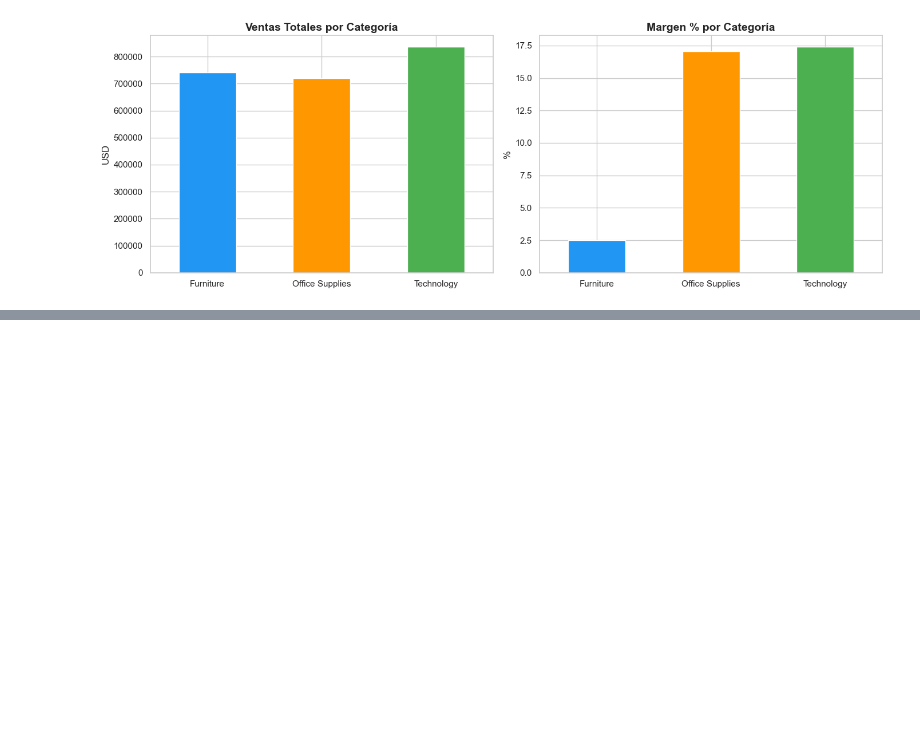
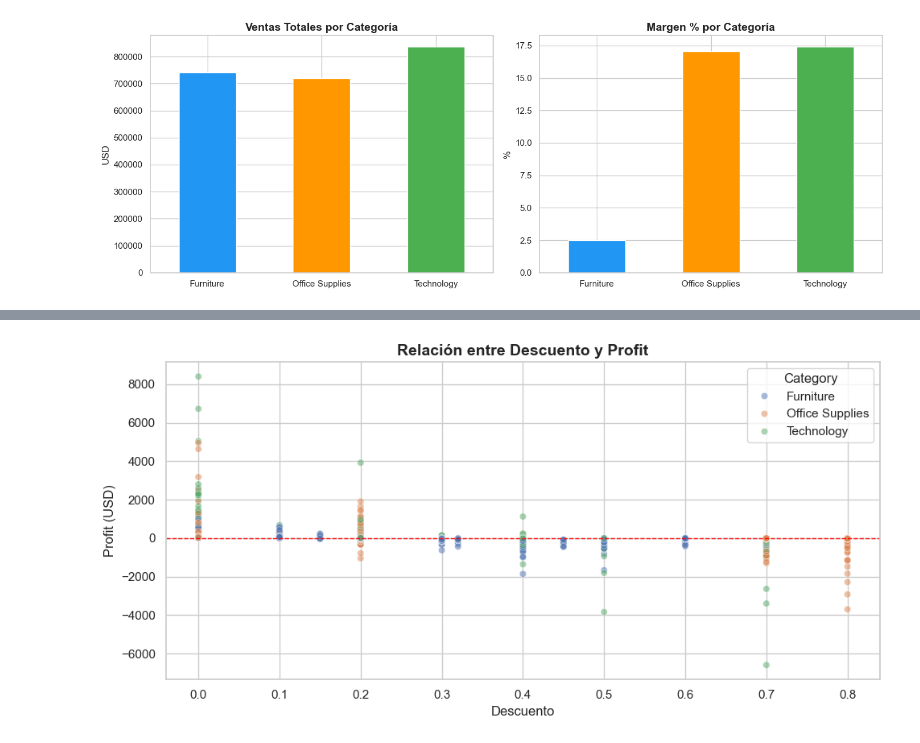
Before and after one commit to Dani77-AM/superstore-analysis, a Jupyter notebook: notebooks/eda/01_eda_superstore.ipynb, the cells around one changed output, grey strips where cells are left out. Drawn from its saved outputs; the diff is of its cells as text; code cells hidden in the pictures; blank space fills up the shorter version.

```diff
--- a/notebooks/eda/01_eda_superstore.ipynb
+++ b/notebooks/eda/01_eda_superstore.ipynb
@@ -106,0 +138,17 @@ plt.show()
+# %%
+# ¿Los descuentos altos causan pérdidas?
+fig, ax = plt.subplots(figsize=(10, 5))
+
+sns.scatterplot(data=df, x='Discount', y='Profit',
+                hue='Category', alpha=0.5, ax=ax)
+
+ax.set_title('Relación entre Descuento y Profit', fontsize=14, fontweight='bold')
+ax.axhline(y=0, color='red', linestyle='--', linewidth=1)
+ax.set_xlabel('Descuento')
+ax.set_ylabel('Profit (USD)')
+
+plt.tight_layout()
+plt.savefig('../../outputs/03_descuento_vs_profit.png', dpi=150, bbox_inches='tight')
+plt.show()
+# %% [output]
+[figure, added]
```
Also changed, not shown: parts of 3 cells of this notebook, 1 other file.
